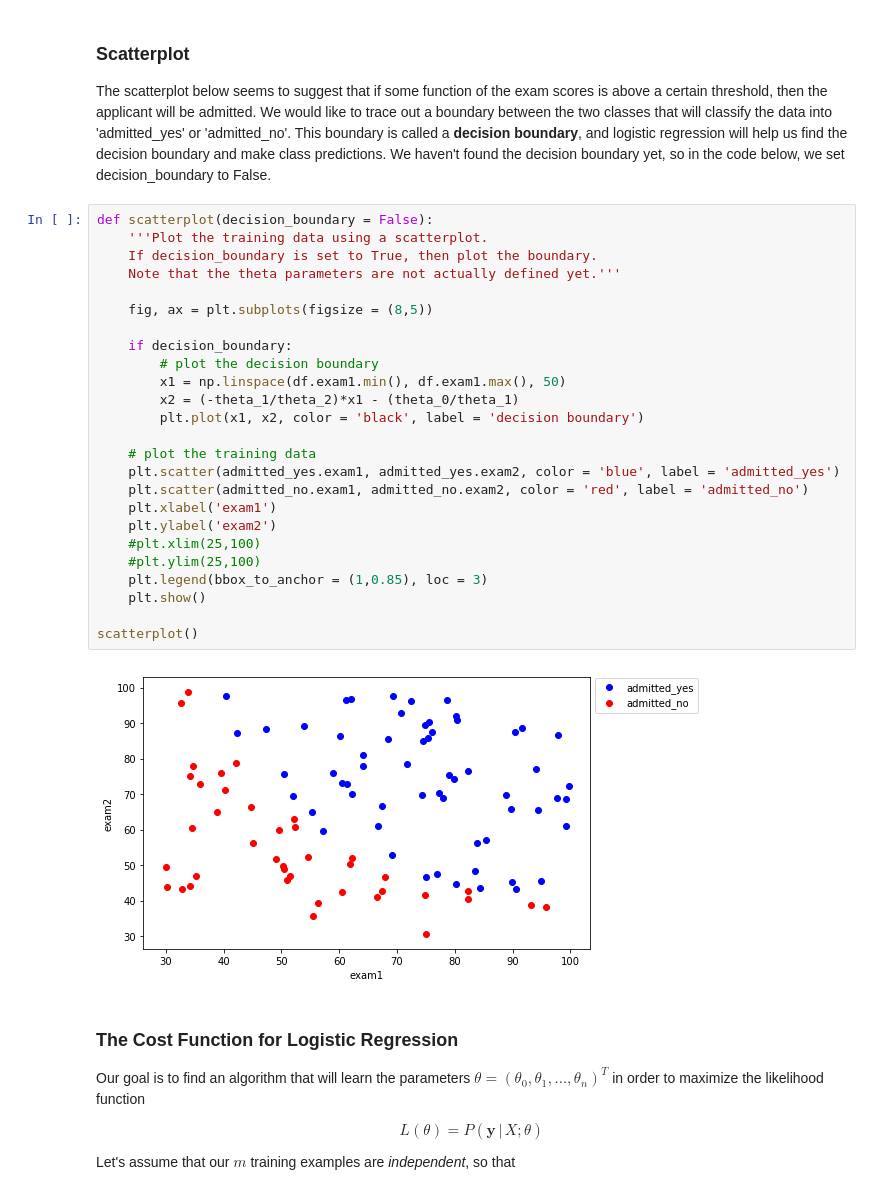
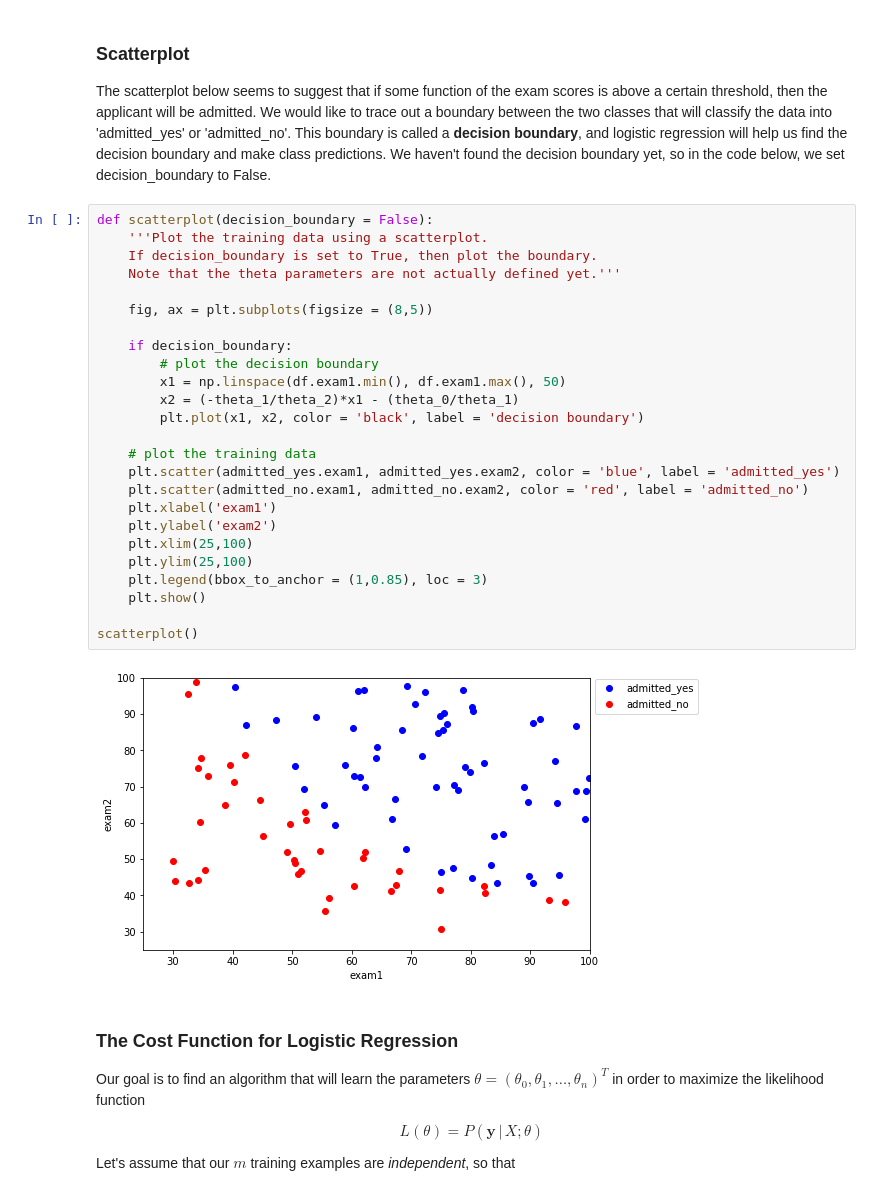
Before and after one commit to marty-vanhoof/Maching_Learning, a Jupyter notebook: Logistic_Regression/Logistic_Regression.ipynb, the cells around one changed output. Cells and saved outputs as stored; diff of their text form.

```diff
--- a/Logistic_Regression/Logistic_Regression.ipynb
+++ b/Logistic_Regression/Logistic_Regression.ipynb
@@ -133,30 +133,30 @@ The scatterplot below seems to suggest that if some function of the exam scores
 # %%
 def scatterplot(decision_boundary = False):
     '''Plot the training data using a scatterplot.
     If decision_boundary is set to True, then plot the boundary.
     Note that the theta parameters are not actually defined yet.'''
 
     fig, ax = plt.subplots(figsize = (8,5))
 
     if decision_boundary:
         # plot the decision boundary
         x1 = np.linspace(df.exam1.min(), df.exam1.max(), 50)
         x2 = (-theta_1/theta_2)*x1 - (theta_0/theta_1)
         plt.plot(x1, x2, color = 'black', label = 'decision boundary')
 
     # plot the training data
     plt.scatter(admitted_yes.exam1, admitted_yes.exam2, color = 'blue', label = 'admitted_yes')
     plt.scatter(admitted_no.exam1, admitted_no.exam2, color = 'red', label = 'admitted_no')
     plt.xlabel('exam1')
     plt.ylabel('exam2')
-    #plt.xlim(25,100)
-    #plt.ylim(25,100)
+    plt.xlim(25,100)
+    plt.ylim(25,100)
     plt.legend(bbox_to_anchor = (1,0.85), loc = 3)
     plt.show()
 
 scatterplot()
 # %% [output]
-[figure, old version]
+[figure, new version]
 # %% [markdown]
 ### The Cost Function for Logistic Regression
 
```
Also changed, not shown: parts of 1 cell of this notebook.
